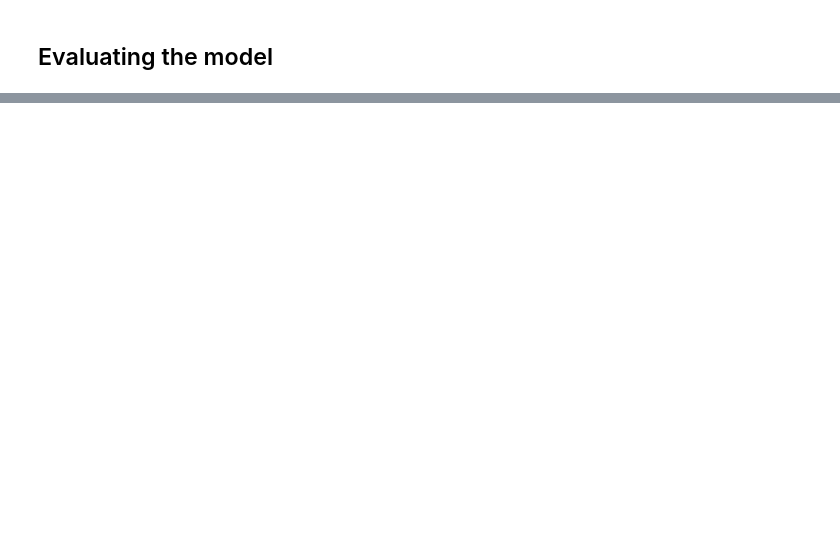
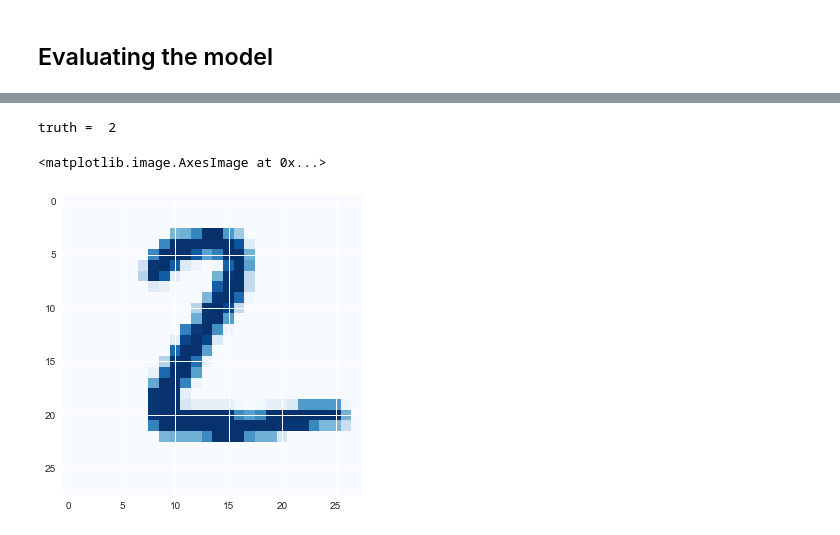
Before and after one commit to jessegeerts/neural-nets, a Jupyter notebook: bayesnets/Bayesian_mnist.ipynb, the cells around one changed output, grey strips where cells are left out. Drawn from its saved outputs; the diff is of its cells as text; code cells hidden in the pictures; blank space fills up the shorter version.

```diff
--- a/bayesnets/Bayesian_mnist.ipynb
+++ b/bayesnets/Bayesian_mnist.ipynb
@@ -129,10 +142,14 @@ g.fig.suptitle('Joint posterior distribution of the first 5 weights')
 # %%
 # Load the first image from the test data and its label.
-test_image = X_test[0:1]
-test_label = Y_test[0]
+test_image = X_test[1:2]
+test_label = Y_test[1]
 print('truth = ',test_label)
 pixels = test_image.reshape((28, 28))
 plt.imshow(pixels,cmap='Blues')
+# %% [output]
+truth =  2
+<matplotlib.image.AxesImage at 0x...>
+[figure, added]
 # %%
 # Now the check what the model perdicts for each (w,b) sample from the posterior. This may take a few seconds...
 sing_img_probs = []
```
Also changed, not shown: parts of 14 cells of this notebook, 3 other files.
